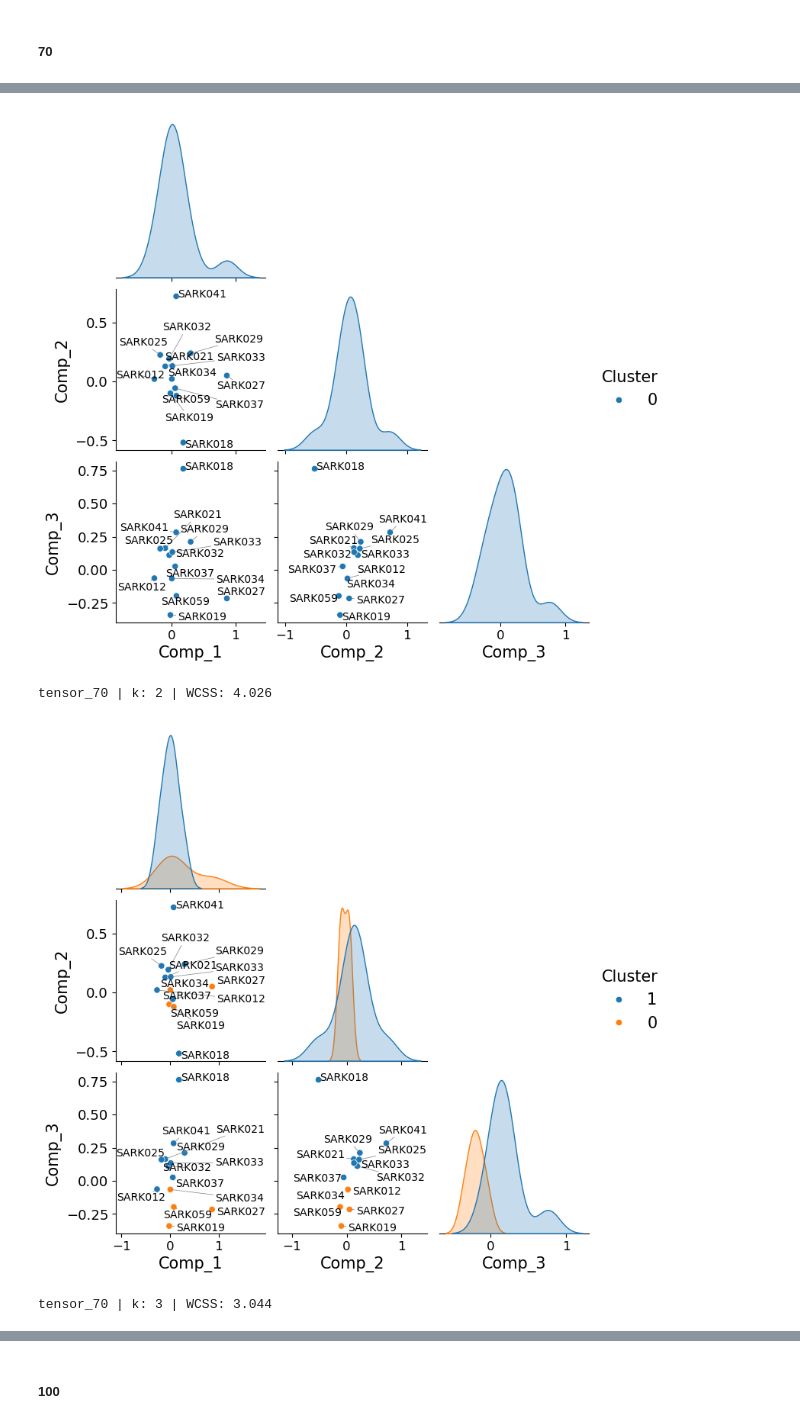
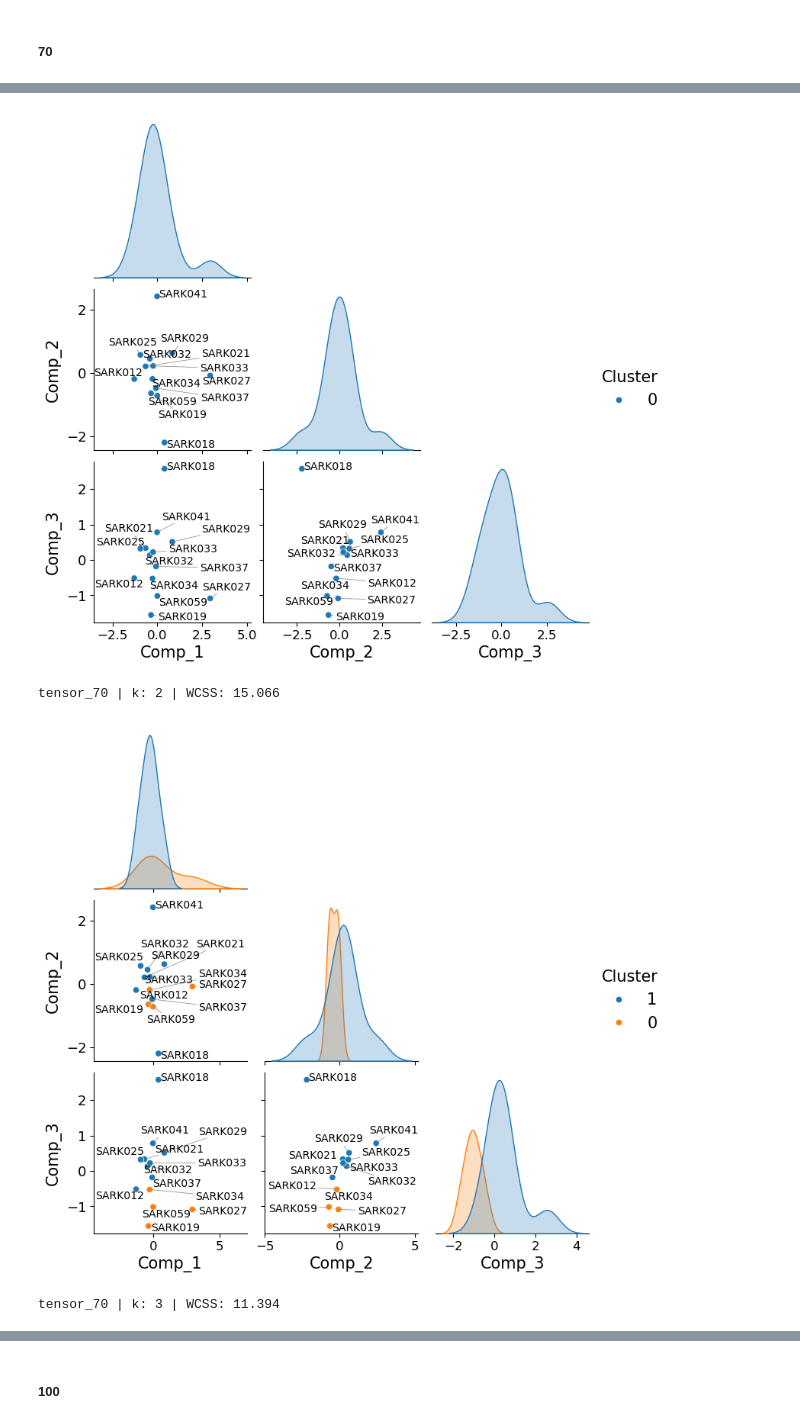
Before and after one commit to pablovadillo/Tensordecomposition, a Jupyter notebook: Tucker_clustering.ipynb, the cells around one changed output, grey strips where cells are left out. Saved outputs shown, nothing was run; the diff lists cells and outputs as text; code cells hidden in the pictures.

```diff
--- a/Tucker_clustering.ipynb
+++ b/Tucker_clustering.ipynb
@@ -60,7 +60,10 @@ plt.rcParams.update({
 # %%
 def save_figure(file_prefix,foldername=None):
     current_path = os.getcwd()
-    save_folder = os.path.join(current_path, f'Results/Tucker Clustering/{foldername}')
+    if foldername==None:
+        save_folder = os.path.join(current_path, f'Results/Tucker Clustering')
+    else:
+        save_folder = os.path.join(current_path, f'Results/Tucker Clustering/{foldername}')
     os.makedirs(save_folder, exist_ok=True)
     png_path = os.path.join(save_folder, f"{file_prefix}.png")
     pdf_path = os.path.join(save_folder, f"{file_prefix}.pdf")
@@ -176,7 +179,7 @@ def plot_wcss_elbow(results, tensor_key, foldername=None):
 
     plt.xlabel('Number of Clusters')
     plt.ylabel('WCSS')
-    plt.title(f'Elbow Plot for {tensor_key}')
+    # plt.title(f'Elbow Plot for {tensor_key}')
     plt.legend()
 
     save_figure(f'WCSS_{tensor_key}', foldername)
@@ -264,8 +287,8 @@ def finding_K(results,tensor_key,cluster_range,patient_names,normalize, folderna
 cluster_range = range(1, 10) # Maximum we guess 5 clusters
 tensor_key = 'tensor_70'
 patient_names = pat_list_70
-# normalize = True
-normalize=False
+normalize = True
+# normalize=False
 
 kmed_70_results = finding_K(tucker_results,tensor_key,cluster_range,patient_names,normalize)
 # %% [output]
@@ -273,4 +296,4 @@ tensor_70 | k: 1 | WCSS: 5.075
-[figure, old version]
+[figure, new version]
-tensor_70 | k: 2 | WCSS: 4.026
+tensor_70 | k: 2 | WCSS: 15.066
-[figure, old version]
+[figure, new version]
-tensor_70 | k: 3 | WCSS: 3.044
+tensor_70 | k: 3 | WCSS: 11.394
```
Also changed, not shown: parts of 14 cells of this notebook, 1 other file.
